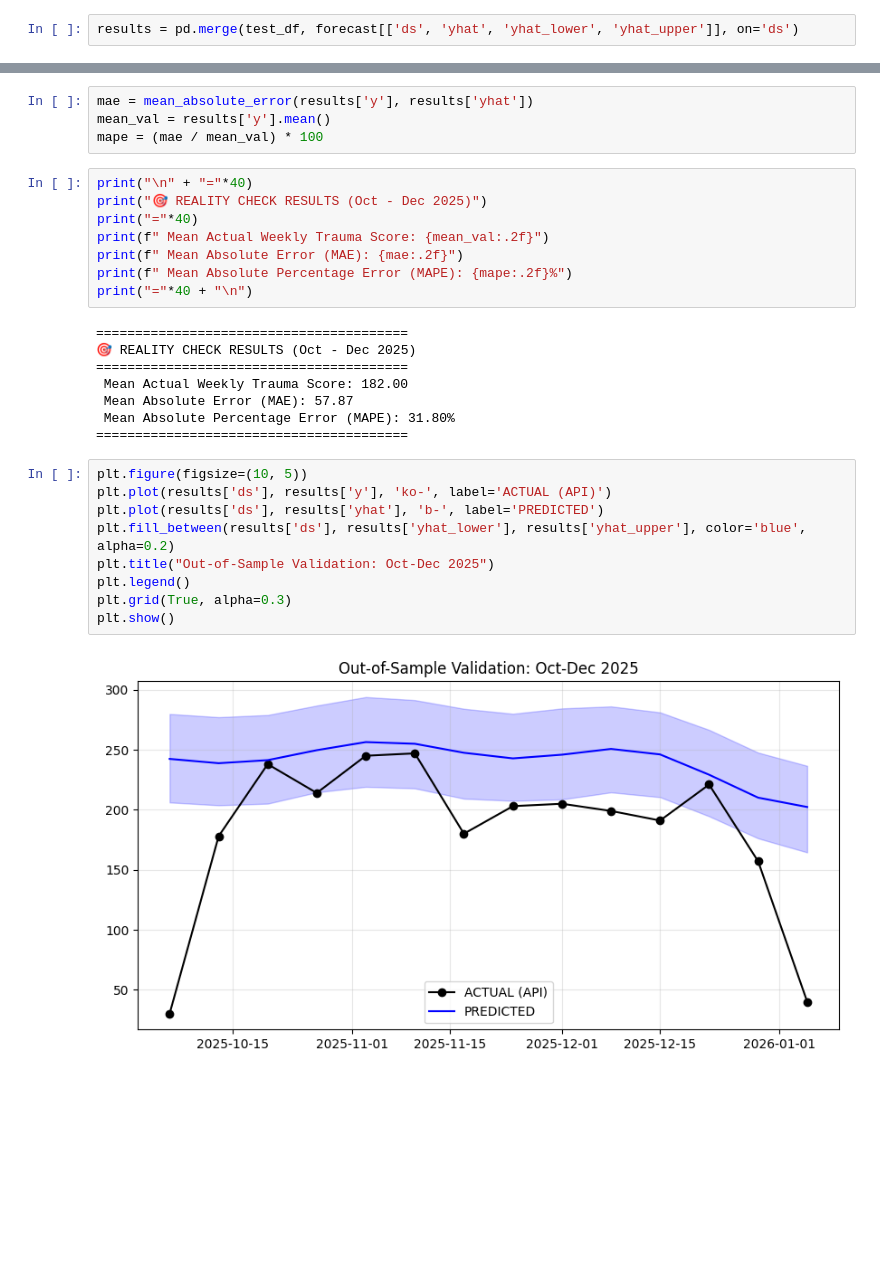
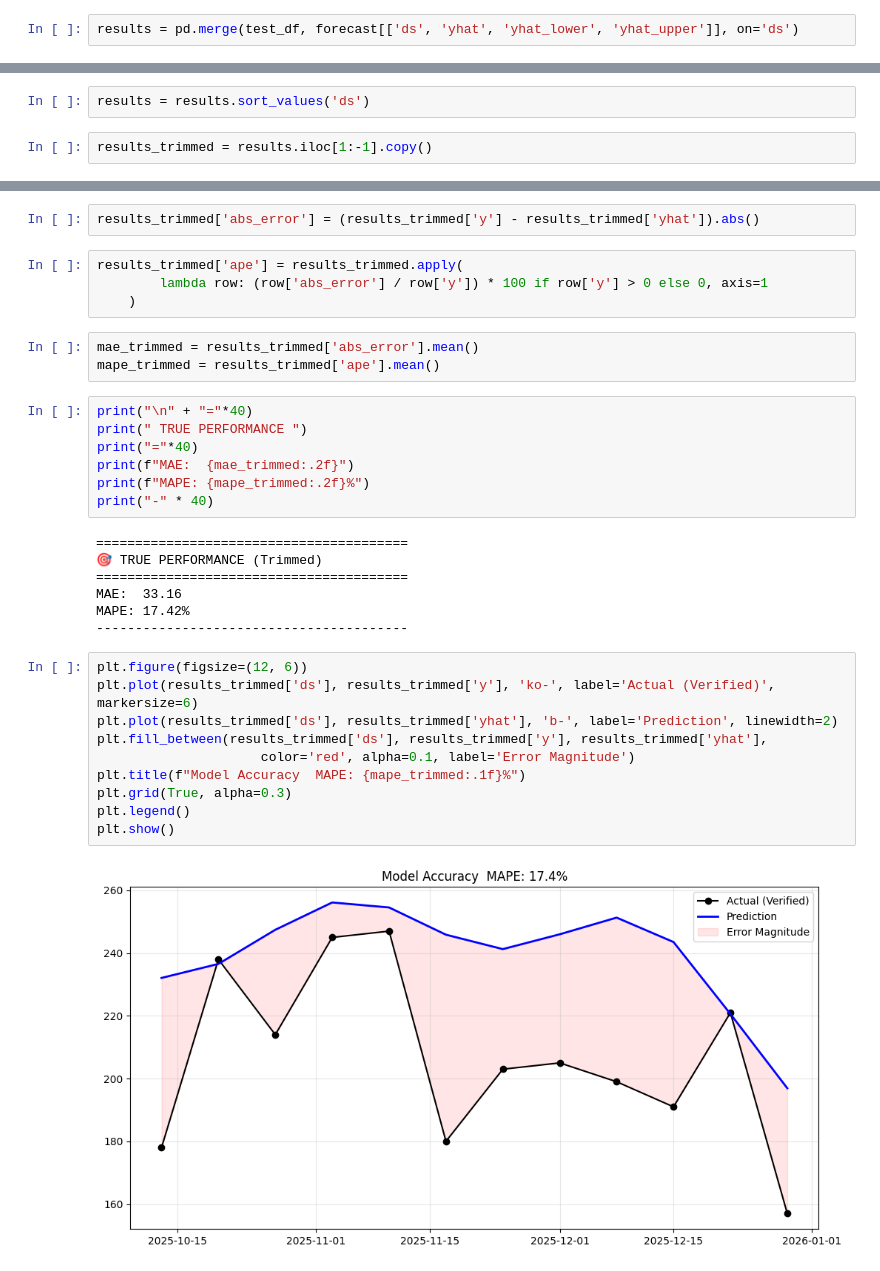
Before and after one commit to Hit-rajput/blood-supply-risk-monitor, a Jupyter notebook: src/models/Final_Model_test.ipynb, the cells around one changed output, grey strips where cells are left out. Drawn from its saved outputs; the diff is of its cells as text; blank space fills up the shorter version.

```diff
--- a/src/models/Final_Model_test.ipynb
+++ b/src/models/Final_Model_test.ipynb
@@ -161,0 +188,4 @@ results = pd.merge(test_df, forecast[['ds', 'yhat', 'yhat_lower', 'yhat_upper']]
+# %%
+results = results.sort_values('ds')
+# %%
+results_trimmed = results.iloc[1:-1].copy()
@@ -162,31 +196,35 @@ results = pd.merge(test_df, forecast[['ds', 'yhat', 'yhat_lower', 'yhat_upper']]
 # %%
-mae = mean_absolute_error(results['y'], results['yhat'])
-mean_val = results['y'].mean()
-mape = (mae / mean_val) * 100
+results_trimmed['abs_error'] = (results_trimmed['y'] - results_trimmed['yhat']).abs()
+# %%
+results_trimmed['ape'] = results_trimmed.apply(
+        lambda row: (row['abs_error'] / row['y']) * 100 if row['y'] > 0 else 0, axis=1
+    )
+# %%
+mae_trimmed = results_trimmed['abs_error'].mean()
+mape_trimmed = results_trimmed['ape'].mean()
 # %%
 print("\n" + "="*40)
-print("🎯 REALITY CHECK RESULTS (Oct - Dec 2025)")
+print(" TRUE PERFORMANCE ")
 print("="*40)
-print(f" Mean Actual Weekly Trauma Score: {mean_val:.2f}")
-print(f" Mean Absolute Error (MAE): {mae:.2f}")
-print(f" Mean Absolute Percentage Error (MAPE): {mape:.2f}%")
-print("="*40 + "\n")
+print(f"MAE:  {mae_trimmed:.2f}")
+print(f"MAPE: {mape_trimmed:.2f}%")
+print("-" * 40)
 # %% [output]
 ========================================
-🎯 REALITY CHECK RESULTS (Oct - Dec 2025)
+🎯 TRUE PERFORMANCE (Trimmed)
 ========================================
- Mean Actual Weekly Trauma Score: 182.00
- Mean Absolute Error (MAE): 57.87
- Mean Absolute Percentage Error (MAPE): 31.80%
-========================================
+MAE:  33.16
+MAPE: 17.42%
+----------------------------------------
 # %%
-plt.figure(figsize=(10, 5))
-plt.plot(results['ds'], results['y'], 'ko-', label='ACTUAL (API)')
-plt.plot(results['ds'], results['yhat'], 'b-', label='PREDICTED')
-plt.fill_between(results['ds'], results['yhat_lower'], results['yhat_upper'], color='blue', alpha=0.2)
-plt.title("Out-of-Sample Validation: Oct-Dec 2025")
+plt.figure(figsize=(12, 6))
+plt.plot(results_trimmed['ds'], results_trimmed['y'], 'ko-', label='Actual (Verified)', markersize=6)
+plt.plot(results_trimmed['ds'], results_trimmed['yhat'], 'b-', label='Prediction', linewidth=2)
+plt.fill_between(results_trimmed['ds'], results_trimmed['y'], results_trimmed['yhat'],
+                     color='red', alpha=0.1, label='Error Magnitude')
+plt.title(f"Model Accuracy  MAPE: {mape_trimmed:.1f}%")
+plt.grid(True, alpha=0.3)
 plt.legend()
-plt.grid(True, alpha=0.3)
 plt.show()
 # %% [output]
-[figure, old version]
+[figure, new version]
```
Also changed, not shown: parts of 7 cells of this notebook, 8 other files.
